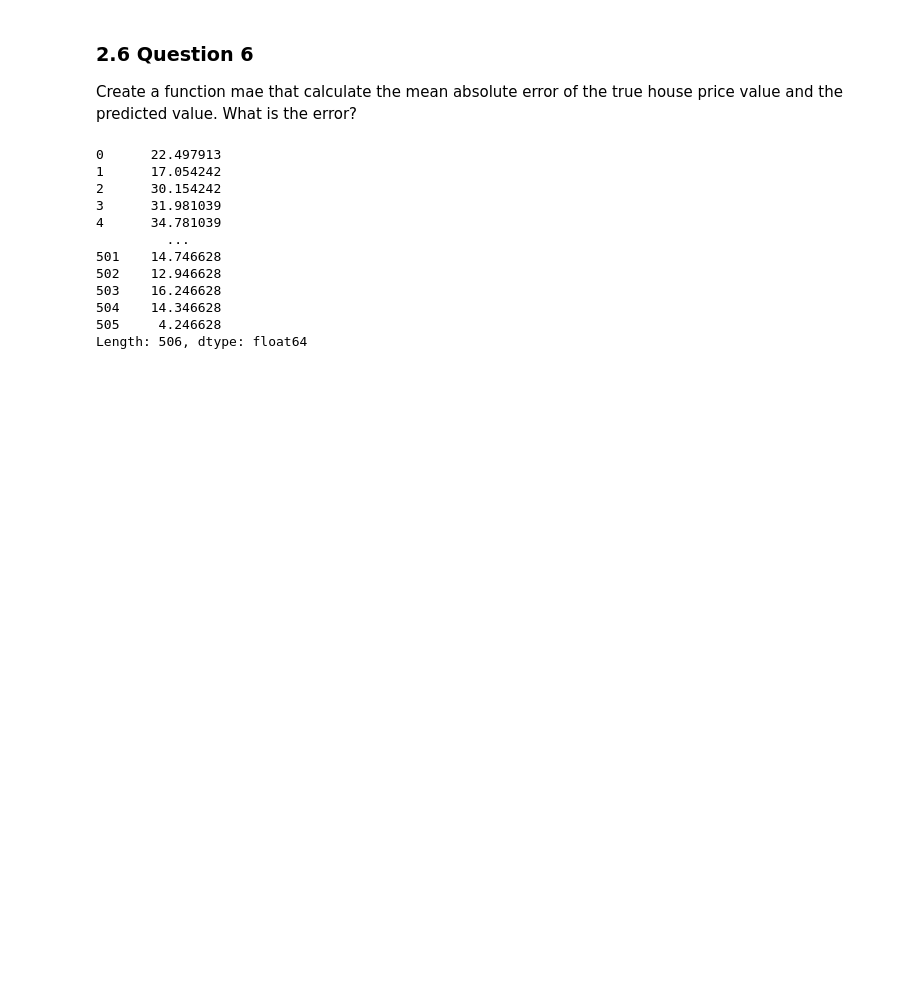
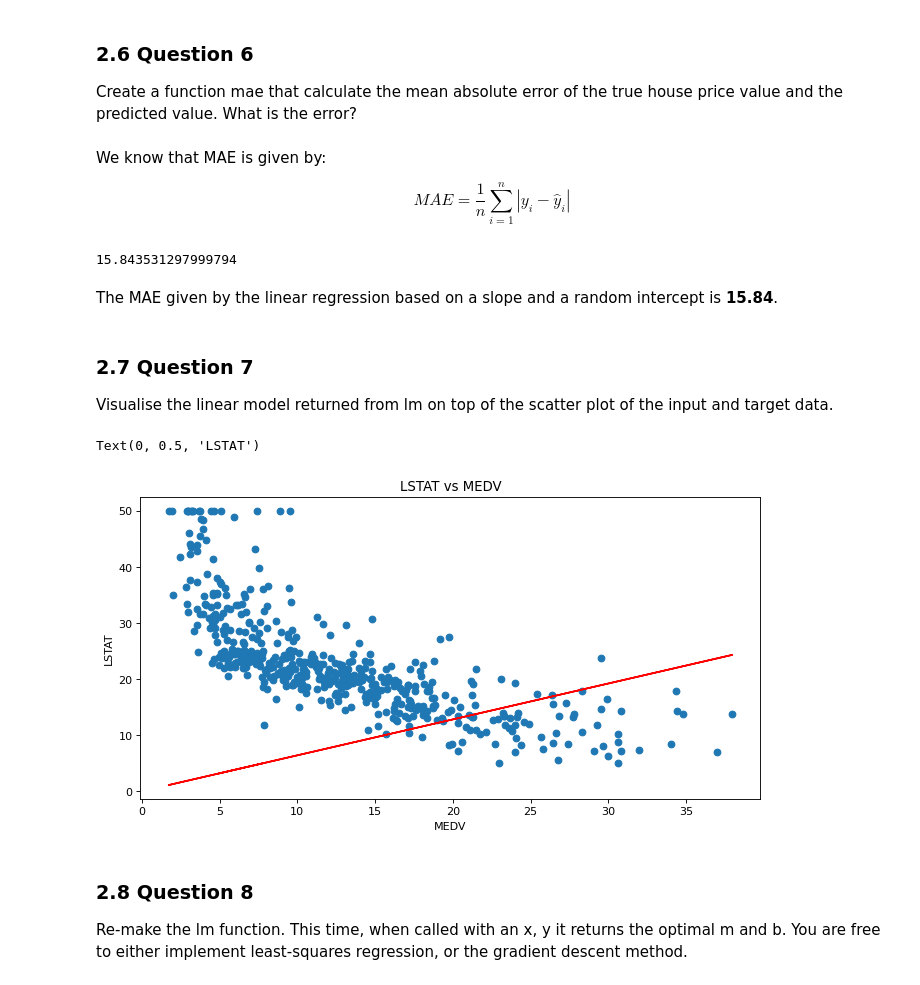
Before and after one commit to YosefGuevara012/ML_MIR, a Jupyter notebook: Lab 1. Linear regresion/Lab 1. Linear regression.ipynb, the cells around one changed output. Cells and saved outputs as stored; diff of their text form; code cells hidden in the pictures; blank space fills up the shorter version.

```diff
--- a/Lab 1. Linear regresion/Lab 1. Linear regression.ipynb
+++ b/Lab 1. Linear regresion/Lab 1. Linear regression.ipynb
@@ -118,25 +214,52 @@ df.tail()
 ### 2.6 Question 6
 Create a function mae that calculate the mean absolute error of the true
 house price value and the predicted value. What is the error?
+# %% [markdown]
+We know that MAE is given by:
+
+$$MAE = \frac{1}{n}\sum_{i=1}^{n}\left |y_{i}- \hat{y}_{i}\right |$$
 # %%
 def mae(y, y_pred):
 
-    mae = [abs(y - y_pred)]
 
-    return sum(mae)
+    """
+    This function calculates the MAE for a simple linear regression.
 
-mae2 = mae(y, df['ypred_INDUS'])
-mae2
+    """
+    abs_difference = np.absolute(np.array(y) - np.array(y_pred)) #
+    result = abs_difference.sum()/len(y)
+
+    return result
+
+mae_1 = mae(y, df['ypred_LSTAT'])
+mae_1
 # %% [output]
-0      22.497913
-1      17.054242
-2      30.154242
-3      31.981039
-4      34.781039
-         ...
-501    14.746628
-502    12.946628
-503    16.246628
-504    14.346628
-505     4.246628
-Length: 506, dtype: float64
+15.843531297999794
+# %% [markdown]
+The MAE given by the linear regression based on a slope and a random intercept is **15.84**.
+# %% [markdown]
+### 2.7 Question 7
+Visualise the linear model returned from lm on top of the scatter plot of the
+input and target data.
+# %%
+
+# A linear regression model is created using the previously calculated m and b
+linear_regression = b + m*df['LSTAT']
+
+
+# and the regression results are displayed graphically.
+plt.figure(figsize=(10, 5), dpi=80)
+plt.scatter(df['LSTAT'],y)
+plt.plot(df['LSTAT'], linear_regression, color='r')
+plt.title("LSTAT vs MEDV")
+plt.xlabel("MEDV")
+plt.ylabel("LSTAT")
+# %% [output]
+Text(0, 0.5, 'LSTAT')
+[figure, added]
+# %% [markdown]
+### 2.8 Question 8
+Re-make the lm function. This time, when called with an x, y it returns
+the optimal m and b.
+You are free to either implement least-squares regression, or the gradient
+descent method.
```
Also changed, not shown: parts of 23 cells of this notebook, 1 other file.
